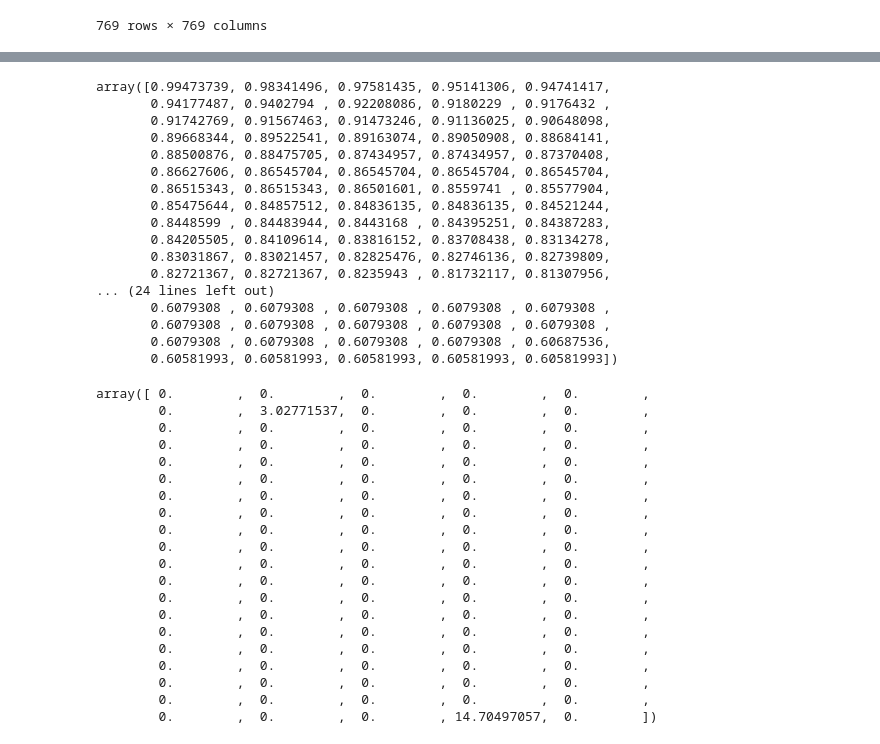
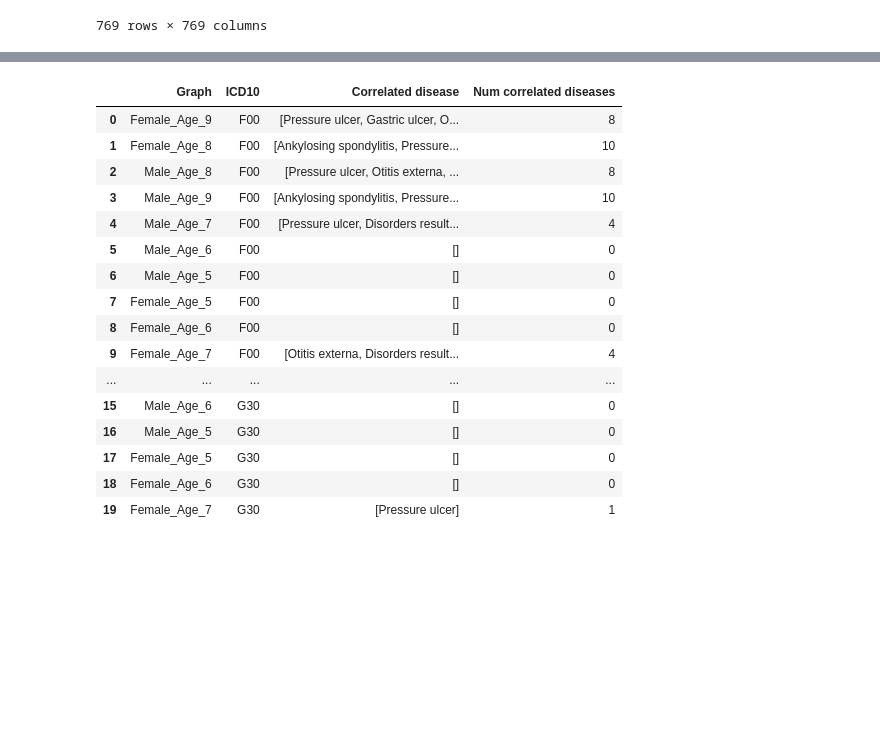
Before and after one commit to vladimirkovacevic/CSH, a Jupyter notebook: map_icd.ipynb, the cells around one changed output, grey strips where cells are left out. Saved outputs shown, nothing was run; the diff lists cells and outputs as text; code cells hidden in the pictures; blank space fills up the shorter version.

```diff
--- a/map_icd.ipynb
+++ b/map_icd.ipynb
@@ -518,43 +531,20 @@ for TOP_K in [50]:
-# %%
-row1_subset
-# %% [output]
-array([0.99473739, 0.98341496, 0.97581435, 0.95141306, 0.94741417,
-       0.94177487, 0.9402794 , 0.92208086, 0.9180229 , 0.9176432 ,
-       0.91742769, 0.91567463, 0.91473246, 0.91136025, 0.90648098,
-       0.89668344, 0.89522541, 0.89163074, 0.89050908, 0.88684141,
-       0.88500876, 0.88475705, 0.87434957, 0.87434957, 0.87370408,
-       0.86627606, 0.86545704, 0.86545704, 0.86545704, 0.86545704,
-       0.86515343, 0.86515343, 0.86501601, 0.8559741 , 0.85577904,
-       0.85475644, 0.84857512, 0.84836135, 0.84836135, 0.84521244,
-       0.8448599 , 0.84483944, 0.8443168 , 0.84395251, 0.84387283,
-       0.84205505, 0.84109614, 0.83816152, 0.83708438, 0.83134278,
-       0.83031867, 0.83021457, 0.82825476, 0.82746136, 0.82739809,
-       0.82721367, 0.82721367, 0.8235943 , 0.81732117, 0.81307956,
-... (24 lines left out)
-       0.6079308 , 0.6079308 , 0.6079308 , 0.6079308 , 0.6079308 ,
-       0.6079308 , 0.6079308 , 0.6079308 , 0.6079308 , 0.6079308 ,
-       0.6079308 , 0.6079308 , 0.6079308 , 0.6079308 , 0.60687536,
-       0.60581993, 0.60581993, 0.60581993, 0.60581993, 0.60581993])
-# %%
-row2_subset
-# %% [output]
-array([ 0.        ,  0.        ,  0.        ,  0.        ,  0.        ,
-        0.        ,  3.02771537,  0.        ,  0.        ,  0.        ,
-        0.        ,  0.        ,  0.        ,  0.        ,  0.        ,
-        0.        ,  0.        ,  0.        ,  0.        ,  0.        ,
-        0.        ,  0.        ,  0.        ,  0.        ,  0.        ,
-        0.        ,  0.        ,  0.        ,  0.        ,  0.        ,
-        0.        ,  0.        ,  0.        ,  0.        ,  0.        ,
-        0.        ,  0.        ,  0.        ,  0.        ,  0.        ,
-        0.        ,  0.        ,  0.        ,  0.        ,  0.        ,
-        0.        ,  0.        ,  0.        ,  0.        ,  0.        ,
-        0.        ,  0.        ,  0.        ,  0.        ,  0.        ,
-        0.        ,  0.        ,  0.        ,  0.        ,  0.        ,
-        0.        ,  0.        ,  0.        ,  0.        ,  0.        ,
-        0.        ,  0.        ,  0.        ,  0.        ,  0.        ,
-        0.        ,  0.        ,  0.        ,  0.        ,  0.        ,
-        0.        ,  0.        ,  0.        ,  0.        ,  0.        ,
-        0.        ,  0.        ,  0.        ,  0.        ,  0.        ,
-        0.        ,  0.        ,  0.        ,  0.        ,  0.        ,
-        0.        ,  0.        ,  0.        ,  0.        ,  0.        ,
-        0.        ,  0.        ,  0.        , 14.70497057,  0.        ])
+# %%
+df_out
+# %% [output]
+|  | Graph | ICD10 | Correlated disease | Num correlated diseases |
+| 0 | Female_Age_9 | F00 | [Pressure ulcer, Gastric ulcer, O... | 8 |
+| 1 | Female_Age_8 | F00 | [Ankylosing spondylitis, Pressure... | 10 |
+| 2 | Male_Age_8 | F00 | [Pressure ulcer, Otitis externa, ... | 8 |
+| 3 | Male_Age_9 | F00 | [Ankylosing spondylitis, Pressure... | 10 |
+| 4 | Male_Age_7 | F00 | [Pressure ulcer, Disorders result... | 4 |
+| 5 | Male_Age_6 | F00 | [] | 0 |
+| 6 | Male_Age_5 | F00 | [] | 0 |
+| 7 | Female_Age_5 | F00 | [] | 0 |
+| 8 | Female_Age_6 | F00 | [] | 0 |
+| 9 | Female_Age_7 | F00 | [Otitis externa, Disorders result... | 4 |
+| ... | ... | ... | ... | ... |
+| 15 | Male_Age_6 | G30 | [] | 0 |
+| 16 | Male_Age_5 | G30 | [] | 0 |
+| 17 | Female_Age_5 | G30 | [] | 0 |
+| 18 | Female_Age_6 | G30 | [] | 0 |
+| 19 | Female_Age_7 | G30 | [Pressure ulcer] | 1 |
```
Also changed, not shown: parts of 13 cells of this notebook.
